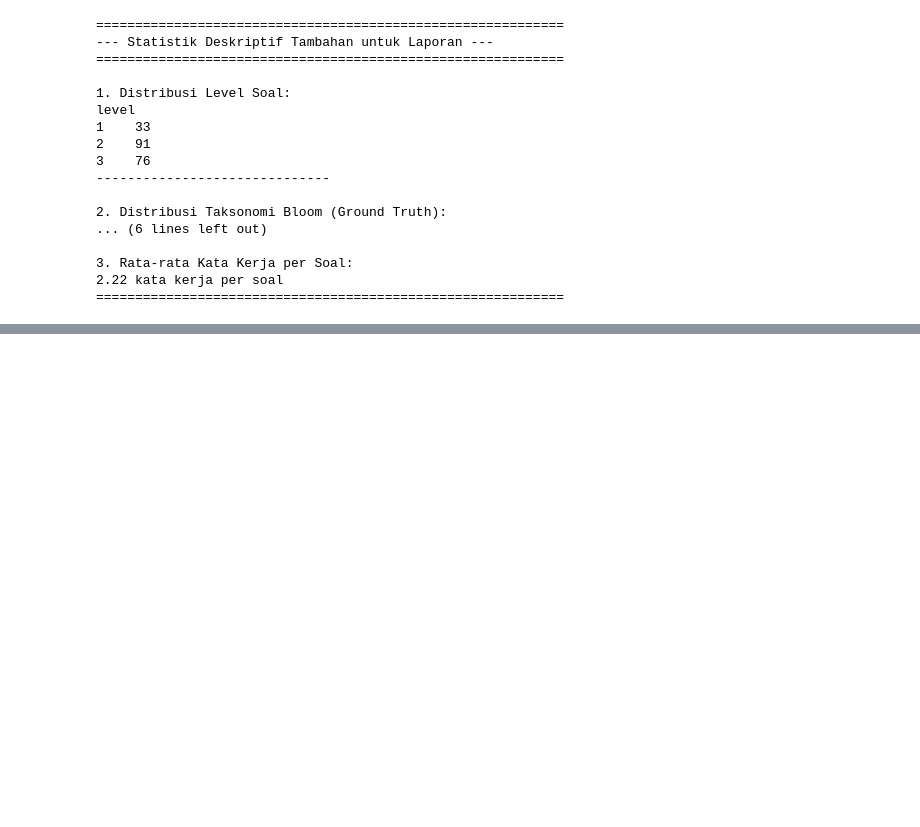
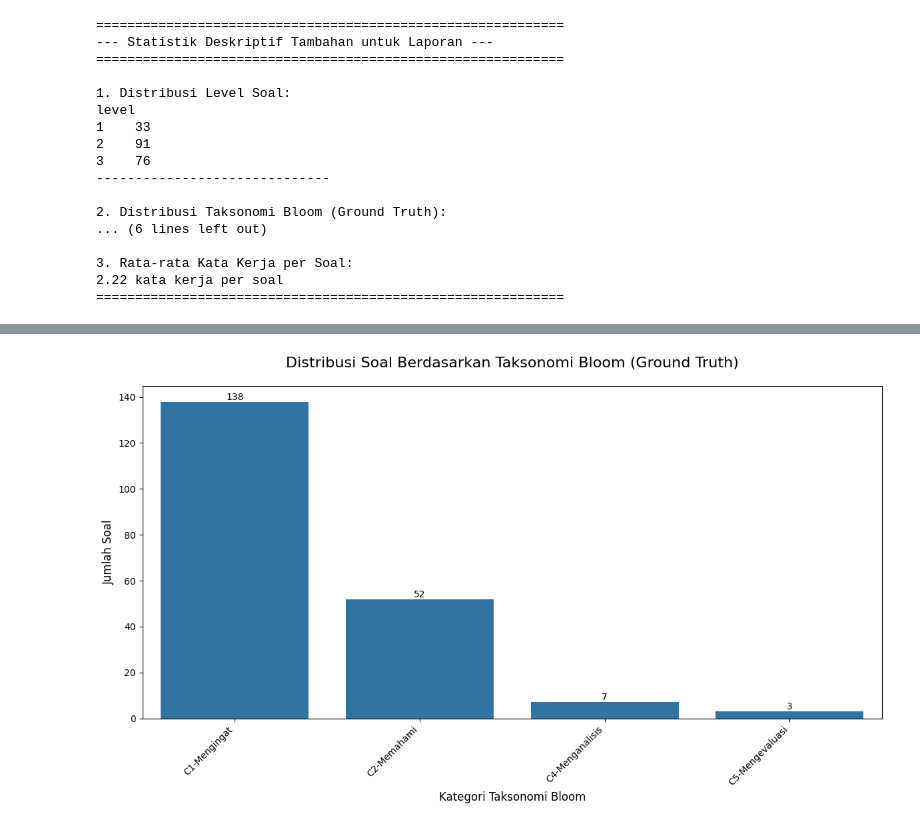
Before and after one commit to mhmadilham18/keyword-extraction, a Jupyter notebook: tubes_pemteks.ipynb, the cells around one changed output, grey strips where cells are left out. Cells and saved outputs as stored; diff of their text form; code cells hidden in the pictures; blank space fills up the shorter version.

```diff
--- a/tubes_pemteks.ipynb
+++ b/tubes_pemteks.ipynb
@@ -648,0 +659,17 @@ level
+# %%
+plt.figure(figsize=(12, 7))
+ax = sns.barplot(x=distribusi_bloom.index, y=distribusi_bloom.values, )
+
+ax.set_title('Distribusi Soal Berdasarkan Taksonomi Bloom (Ground Truth)', fontsize=16, pad=20)
+ax.set_xlabel('Kategori Taksonomi Bloom', fontsize=12)
+ax.set_ylabel('Jumlah Soal', fontsize=12)
+
+plt.xticks(rotation=45, ha='right')
+
+for container in ax.containers:
+    ax.bar_label(container)
+
+plt.tight_layout()
+plt.show()
+# %% [output]
+[figure, added]
```
Also changed, not shown: parts of 4 cells of this notebook.
